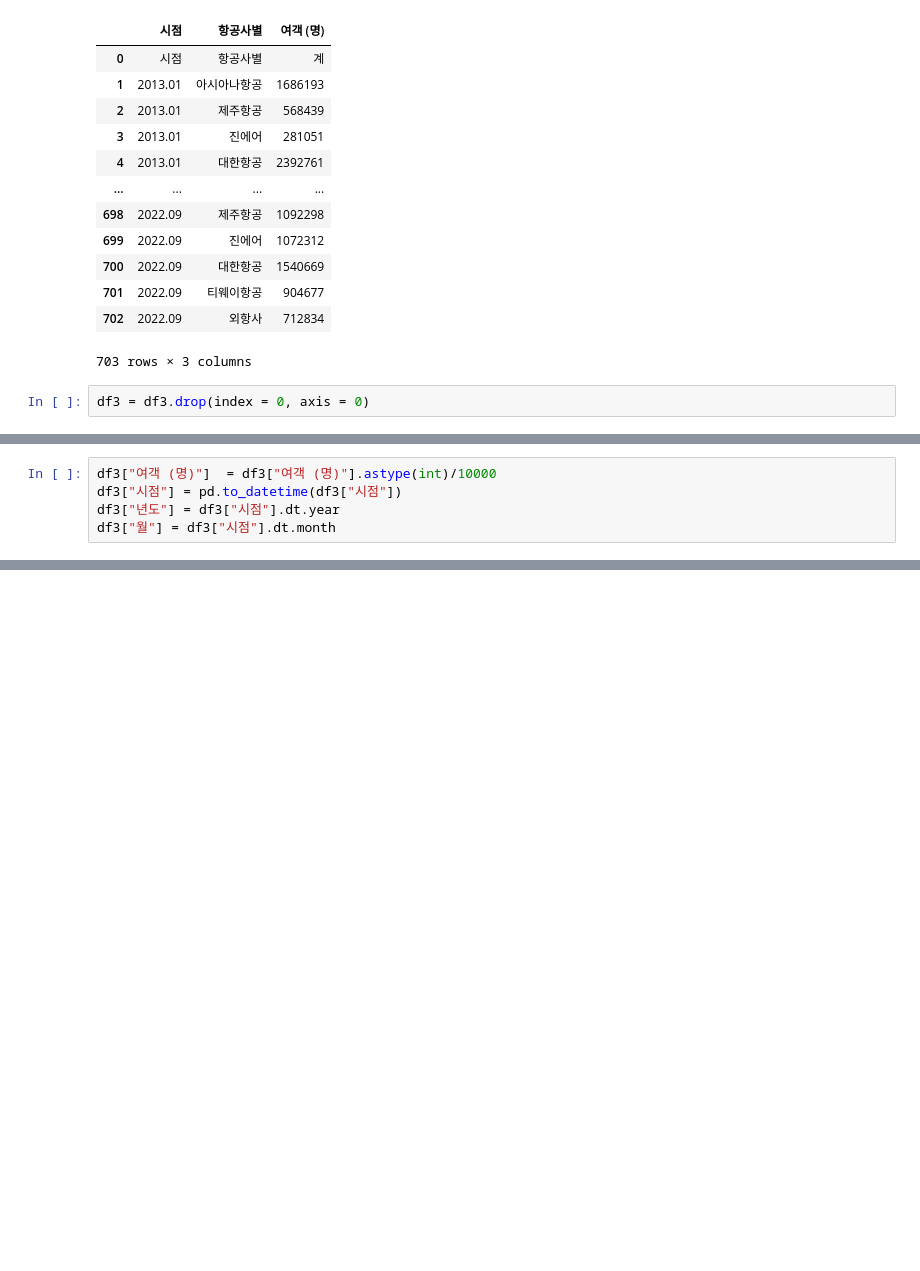
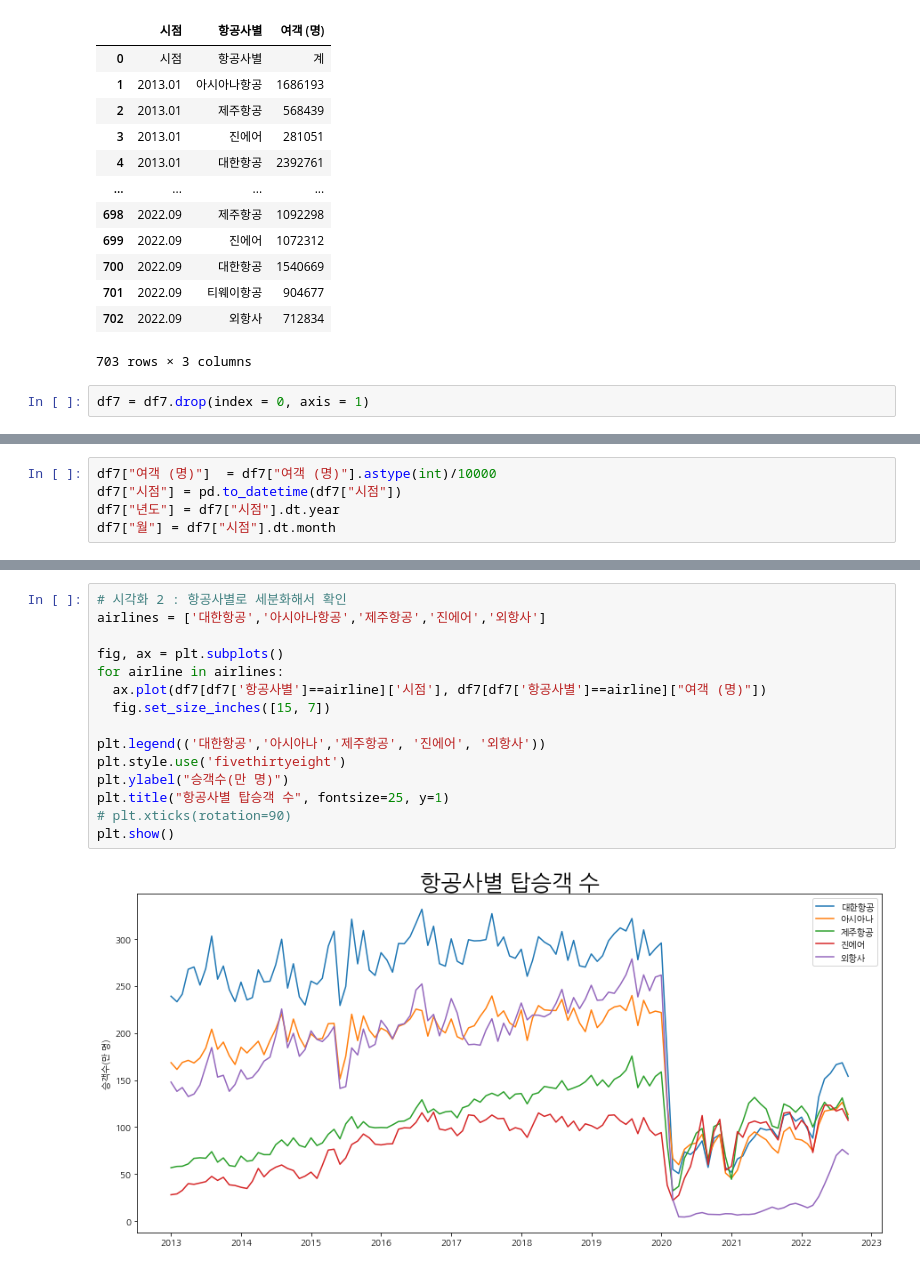
Before and after one commit to JaewooJason/Boostcourse, a Jupyter notebook: Week 4 Mission.ipynb, the cells around one changed output, grey strips where cells are left out. Drawn from its saved outputs; the diff is of its cells as text; blank space fills up the shorter version.

```diff
--- a/Week 4 Mission.ipynb
+++ b/Week 4 Mission.ipynb
@@ -207,5 +207,5 @@ df7
 | 702 | 2022.09 | 외항사 | 712834 |
 703 rows × 3 columns
 # %%
-df3 = df3.drop(index = 0, axis = 0)
+df7 = df7.drop(index = 0, axis = 1)
 # %%
@@ -213,9 +213,9 @@ df3["항공사별"].unique()
 # %% [output]
 array(['아시아나항공', '제주항공', '진에어', '대한항공', '티웨이항공', '외항사'], dtype=object)
 # %%
-df3["여객 (명)"]  = df3["여객 (명)"].astype(int)/10000
-df3["시점"] = pd.to_datetime(df3["시점"])
-df3["년도"] = df3["시점"].dt.year
-df3["월"] = df3["시점"].dt.month
+df7["여객 (명)"]  = df7["여객 (명)"].astype(int)/10000
+df7["시점"] = pd.to_datetime(df7["시점"])
+df7["년도"] = df7["시점"].dt.year
+df7["월"] = df7["시점"].dt.month
 # %%
 # 연도별 총 비행기 탑승객 수 (동향파악)
@@ -226,3 +226,20 @@ plt.title("전체 항공사 이용객 수", fontsize=20, y=1)
 plt.show()
 # %% [output]
 [figure]
+# %%
+# 시각화 2 : 항공사별로 세분화해서 확인
+airlines = ['대한항공','아시아나항공','제주항공','진에어','외항사']
+
+fig, ax = plt.subplots()
+for airline in airlines:
+  ax.plot(df7[df7['항공사별']==airline]['시점'], df7[df7['항공사별']==airline]["여객 (명)"])
+  fig.set_size_inches([15, 7])
+
+plt.legend(('대한항공','아시아나','제주항공', '진에어', '외항사'))
+plt.style.use('fivethirtyeight')
+plt.ylabel("승객수(만 명)")
+plt.title("항공사별 탑승객 수", fontsize=25, y=1)
+# plt.xticks(rotation=90)
+plt.show()
+# %% [output]
+[figure, added]
```
Also changed, not shown: parts of 3 cells of this notebook.
